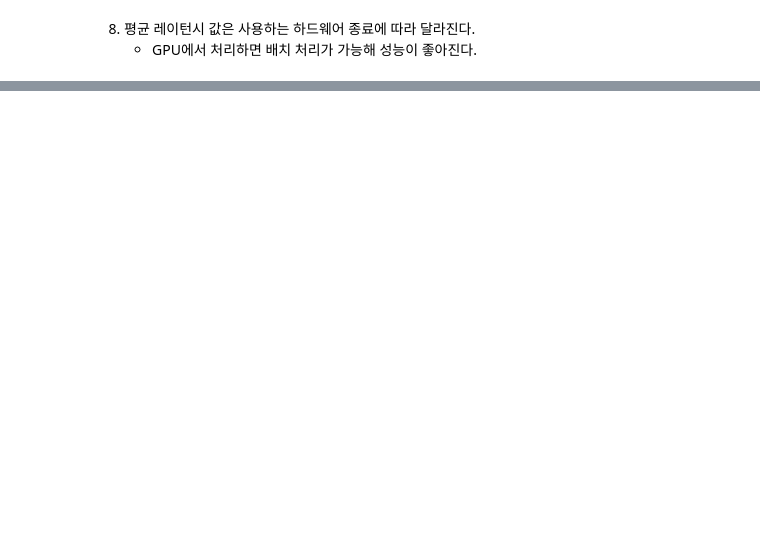
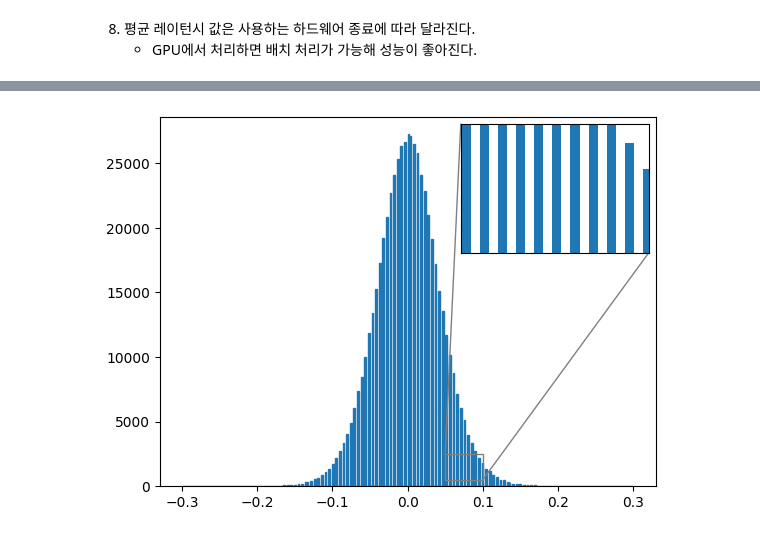
Before and after one commit to redinbluesky/nlp-with-transformers, a Jupyter notebook: 08-효율적인_트랜스포머_구축.ipynb, the cells around one changed output, grey strips where cells are left out. Saved outputs shown, nothing was run; the diff lists cells and outputs as text; code cells hidden in the pictures; blank space fills up the shorter version.

```diff
--- a/08-효율적인_트랜스포머_구축.ipynb
+++ b/08-효율적인_트랜스포머_구축.ipynb
@@ -233,0 +852,4 @@ You seem to be using the pipelines sequentially on GPU. In order to maximize eff
+# %%
+# 정수 법위는 [q_min, q_max] = [-128, 127]로 압축한다.
+zero_point = 0
+scale = (weights.max() - weights.min()) / (127 - (-128))
@@ -233,0 +870,7 @@ You seem to be using the pipelines sequentially on GPU. In order to maximize eff
+# %%
+# quantize_per_tensor() 함수와 torch.qint를 사용해 동일한 양자화된 텐서를 얻는다.
+from torch import quantize_per_tensor, qint8
+
+dtype = torch.qint8
+quantized_weights = quantize_per_tensor(weights, scale=scale, zero_point=zero_point, dtype=dtype)
+quantized_weights.int_repr()
@@ -233,0 +886,21 @@ You seem to be using the pipelines sequentially on GPU. In order to maximize eff
+# %%
+# 트랜스포머 가중치에서 양자화 효과
+from mpl_toolkits.axes_grid1.inset_locator import zoomed_inset_axes,mark_inset
+
+# 히스토그램 그리기
+fig, ax = plt.subplots()
+ax.hist(quantized_weights.dequantize().flatten().cpu().numpy(),
+         bins=250, range=(-0.3,0.3), edgecolor="C0");
+# 확대 그림 만들기
+axins = zoomed_inset_axes(ax, 5, loc='upper right')
+axins.hist(quantized_weights.dequantize().flatten().cpu().numpy(),
+         bins=250, range=(-0.3,0.3));
+x1, x2, y1, y2 = 0.05, 0.1, 500, 2500
+axins.set_xlim(x1, x2)
+axins.set_ylim(y1, y2)
+axins.axes.xaxis.set_visible(False)
+axins.axes.yaxis.set_visible(False)
+mark_inset(ax, axins, loc1=2, loc2=4, fc="none", ec="0.5")
+plt.show()
+# %% [output]
+[figure, added]
```
Also changed, not shown: parts of 50 cells of this notebook, 5 other files.
